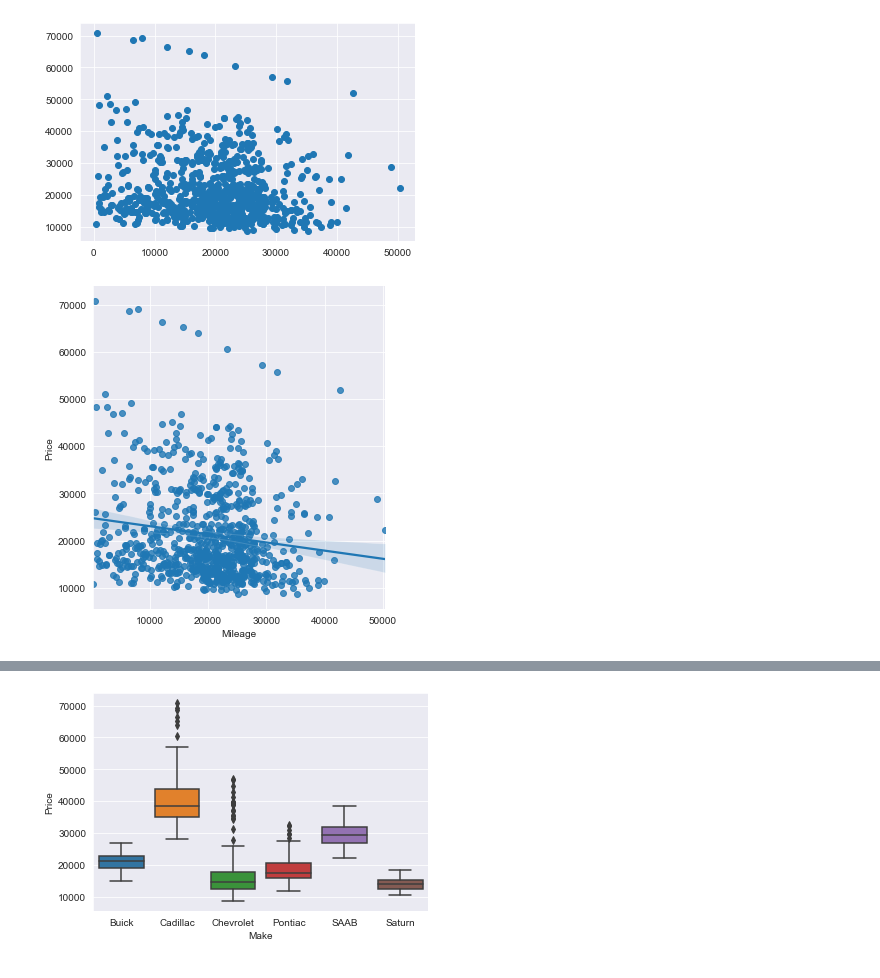
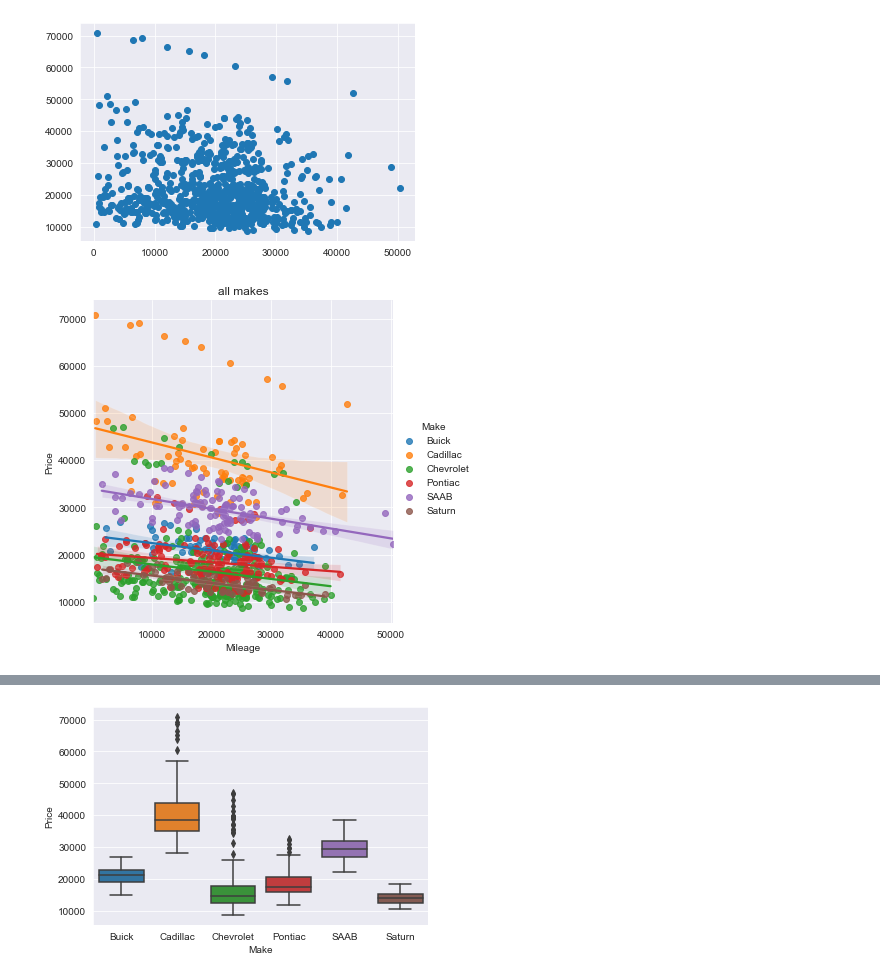
Before and after one commit to Ozxahmed/ML_DS_DL_Udemy_Course, a Jupyter notebook: s3_predictive_models.ipynb, the cells around one changed output, grey strips where cells are left out. Saved outputs shown, nothing was run; the diff lists cells and outputs as text; code cells hidden in the pictures.

```diff
--- a/s3_predictive_models.ipynb
+++ b/s3_predictive_models.ipynb
@@ -293,9 +293,10 @@ plt.scatter(cars.Mileage, cars.Price);
 # %%
 # LM Plot for the entire price vs mileage data
 
-sns.lmplot(data=cars, x='Mileage', y='Price');
+sns.lmplot(data=cars, x='Mileage', y='Price', hue='Make')
+plt.title('all makes');
 # %% [output]
-[figure, old version]
+[figure, new version]
 # %%
 # LM Plot, by make, Milieage vs Price
 
```
Also changed, not shown: parts of 5 cells of this notebook.
